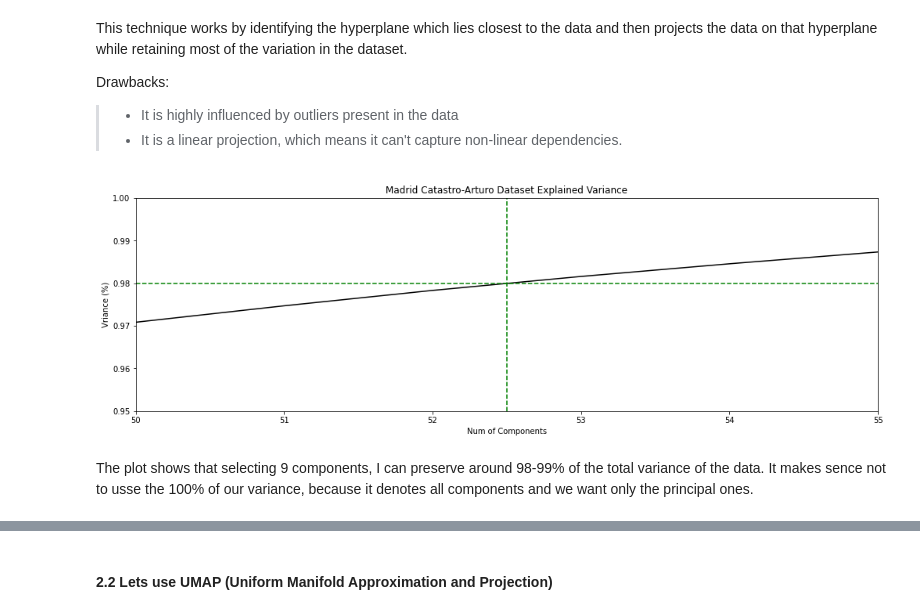
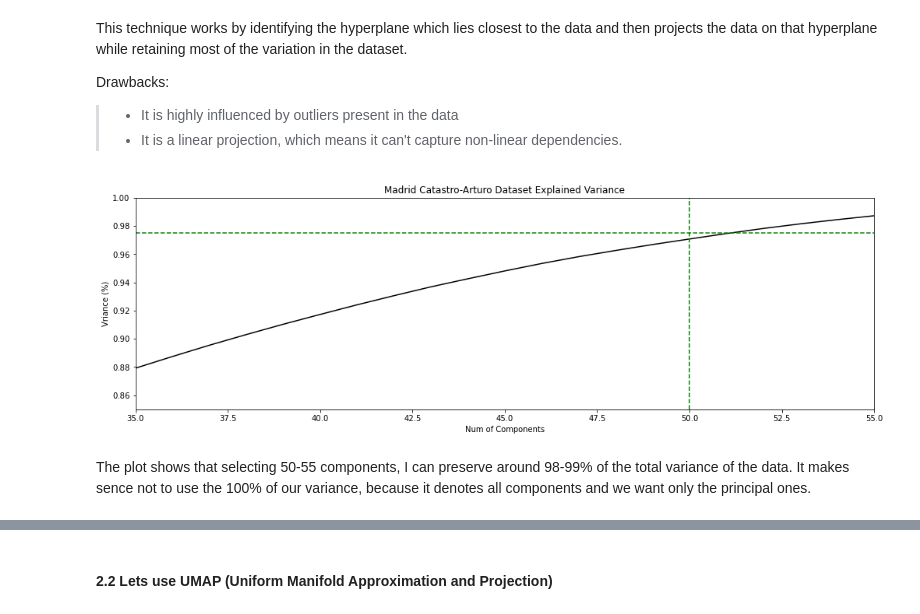
Before and after one commit to LAMDAMielgo/ih_datamadpt_FinalProyect, a Jupyter notebook: models/011 Partitioning Algos.ipynb, the cells around one changed output, grey strips where cells are left out. Cells and saved outputs as stored; diff of their text form; code cells hidden in the pictures.

```diff
--- a/models/011 Partitioning Algos.ipynb
+++ b/models/011 Partitioning Algos.ipynb
@@ -147,19 +155,19 @@ geodata_pca = PCA().fit(madrid_scaled)
 # %%
 plt.figure(figsize=(17,5))
 plt.plot(np.cumsum(geodata_pca.explained_variance_ratio_), c = 'k')
-plt.axhline(0.98, ls = '--', c = 'g')
-plt.axvline(52.5, ls = '--', c = 'g')
+plt.axhline(0.975, ls = '--', c = 'g')
+plt.axvline(50, ls = '--', c = 'g')
 
 plt.xlabel('Num of Components')
 plt.ylabel('Vriance (%)')
 plt.title('Madrid Catastro-Arturo Dataset Explained Variance')
 
-plt.ylim([0.95 ,1])
-plt.xlim([50,55])
+plt.ylim([0.85 ,1])
+plt.xlim([35,55])
 plt.show()
 # %% [output]
-[figure, old version]
+[figure, new version]
 # %% [markdown]
-   The plot shows that selecting 9 components, I can preserve around 98-99% of the total variance of the data. It makes sence not to usse the 100% of our variance, because it denotes all components and we want only the principal ones.
+   The plot shows that selecting 50-55 components, I can preserve around 98-99% of the total variance of the data. It makes sence not to use the 100% of our variance, because it denotes all components and we want only the principal ones.
 # %%
 # Optimum analysis
```
Also changed, not shown: parts of 30 cells of this notebook.
